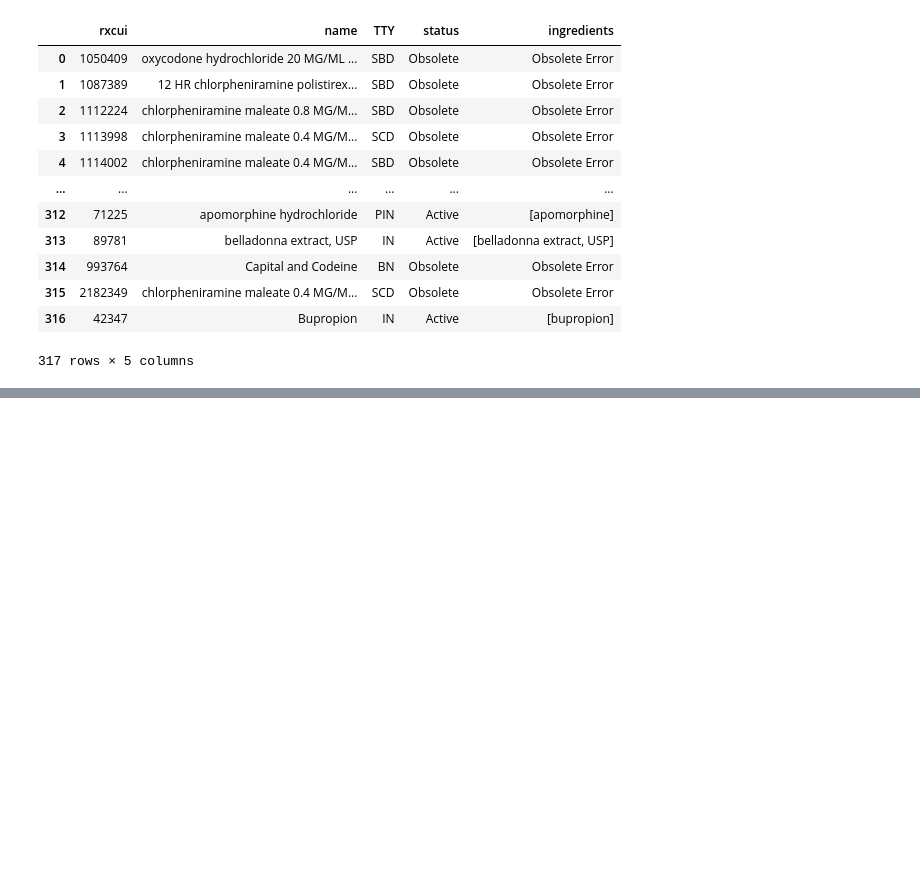
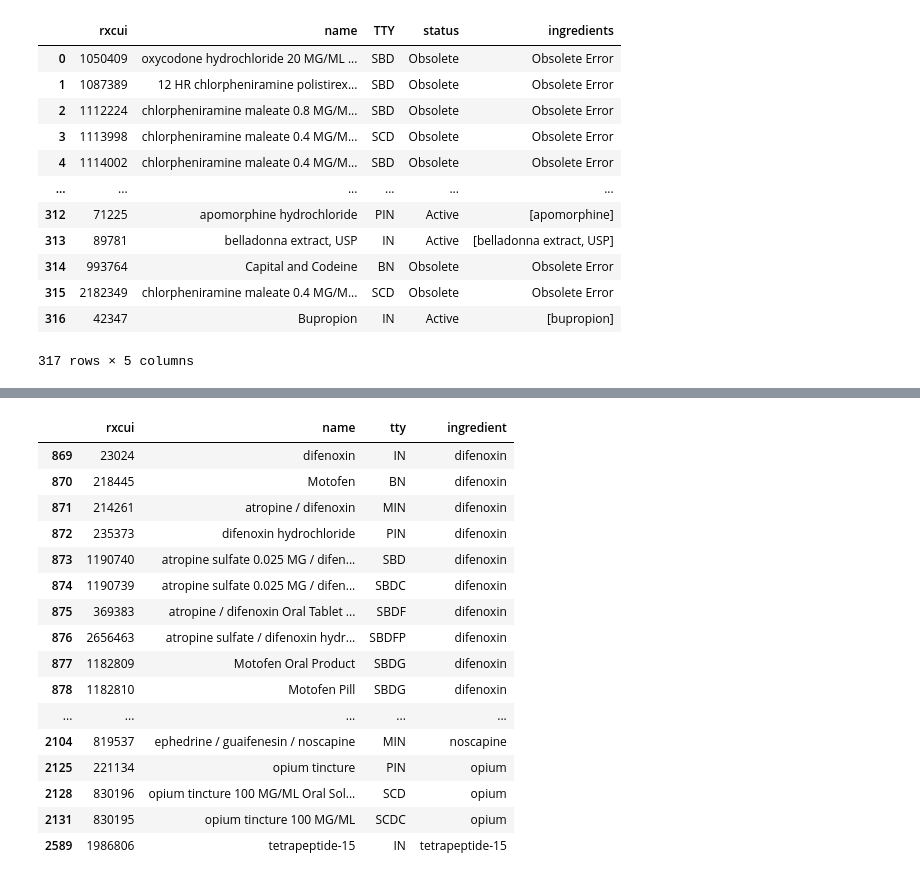
Before and after one commit to danielhmendoza01/Automatic_Code_Sets, a Jupyter notebook: RxNorm/Opioid/Opioid_Query.ipynb, the cells around one changed output, grey strips where cells are left out. Drawn from its saved outputs; the diff is of its cells as text; code cells hidden in the pictures; blank space fills up the shorter version.

Commit message:
nonpain update

```diff
--- a/RxNorm/Opioid/Opioid_Query.ipynb
+++ b/RxNorm/Opioid/Opioid_Query.ipynb
@@ -396,0 +399,37 @@ for rxcui in df_opioid.rxcui:
+# %%
+# Reading the Excel file (assuming you've already done this)
+df_nonpain = pd.read_excel("New_Complete_Opioids_List.xlsx")
+
+drug_ingredients = pd.read_excel("opioid_Ingredients.xlsx")
+
+nonpainIngredients = drug_ingredients[(drug_ingredients['NON-Pain'] == "true")]
+nonpainIngredients = nonpainIngredients['Ingredient'].to_numpy()
+
+# Filtering the main DataFrame for non-pain ingredients
+condition1 = df_nonpain['ingredient'].isin(nonpainIngredients)
+
+# Separate condition for 'opium' ingredient
+opium_condition = (df_nonpain['ingredient'].str.lower() == "opium")
+opium_tincture_condition = opium_condition & \
+                           df_nonpain['name'].str.contains("tincture", case=False, na=False)
+
+df_nonpain = df_nonpain[(condition1 & ~opium_condition) | opium_tincture_condition]
+df_nonpain
+# %% [output]
+|  | rxcui | name | tty | ingredient |
+| 869 | 23024 | difenoxin | IN | difenoxin |
+| 870 | 218445 | Motofen | BN | difenoxin |
+| 871 | 214261 | atropine / difenoxin | MIN | difenoxin |
+| 872 | 235373 | difenoxin hydrochloride | PIN | difenoxin |
+| 873 | 1190740 | atropine sulfate 0.025 MG / difen... | SBD | difenoxin |
+| 874 | 1190739 | atropine sulfate 0.025 MG / difen... | SBDC | difenoxin |
+| 875 | 369383 | atropine / difenoxin Oral Tablet ... | SBDF | difenoxin |
+| 876 | 2656463 | atropine sulfate / difenoxin hydr... | SBDFP | difenoxin |
+| 877 | 1182809 | Motofen Oral Product | SBDG | difenoxin |
+| 878 | 1182810 | Motofen Pill | SBDG | difenoxin |
+| ... | ... | ... | ... | ... |
+| 2104 | 819537 | ephedrine / guaifenesin / noscapine | MIN | noscapine |
+| 2125 | 221134 | opium tincture | PIN | opium |
+| 2128 | 830196 | opium tincture 100 MG/ML Oral Sol... | SCD | opium |
+| 2131 | 830195 | opium tincture 100 MG/ML | SCDC | opium |
+| 2589 | 1986806 | tetrapeptide-15 | IN | tetrapeptide-15 |
```
Also changed, not shown: parts of 5 cells of this notebook, 31 other files.
